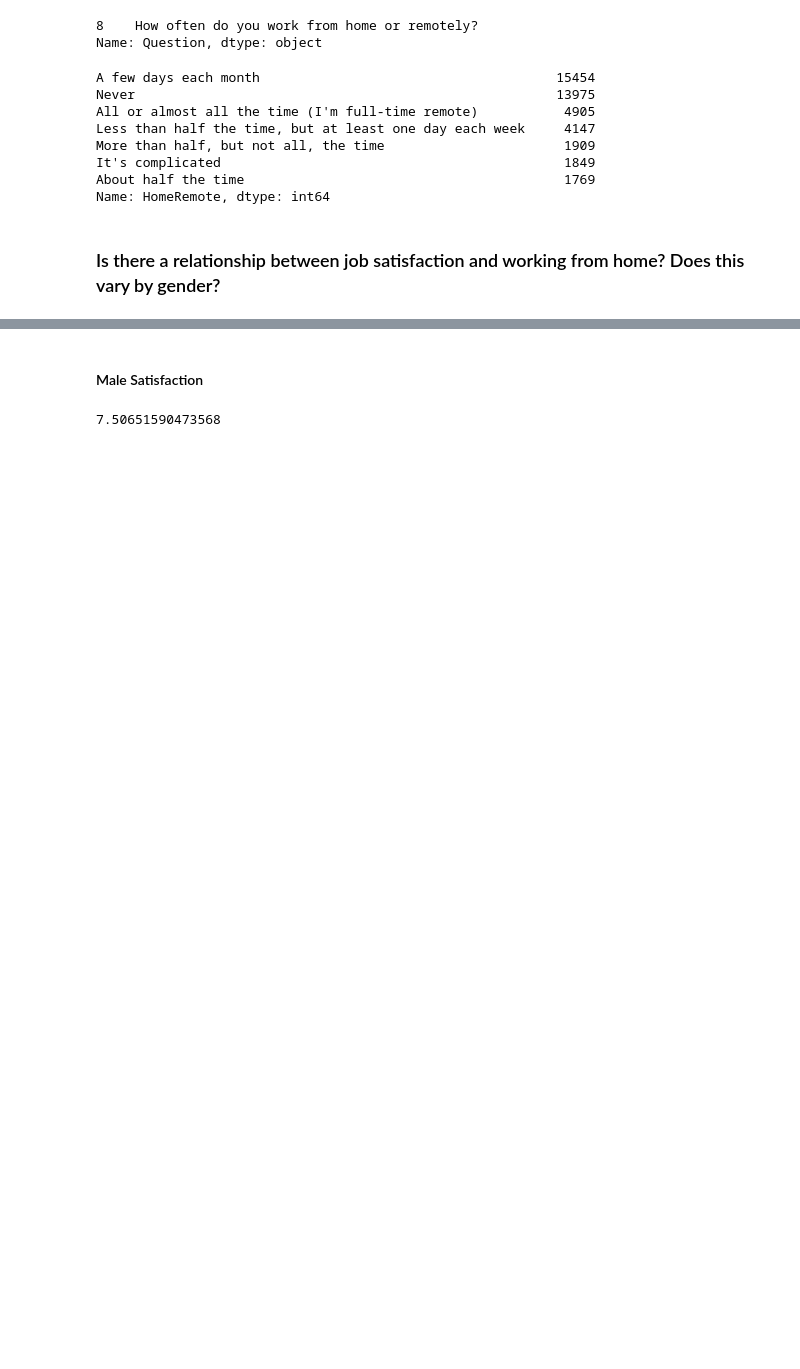
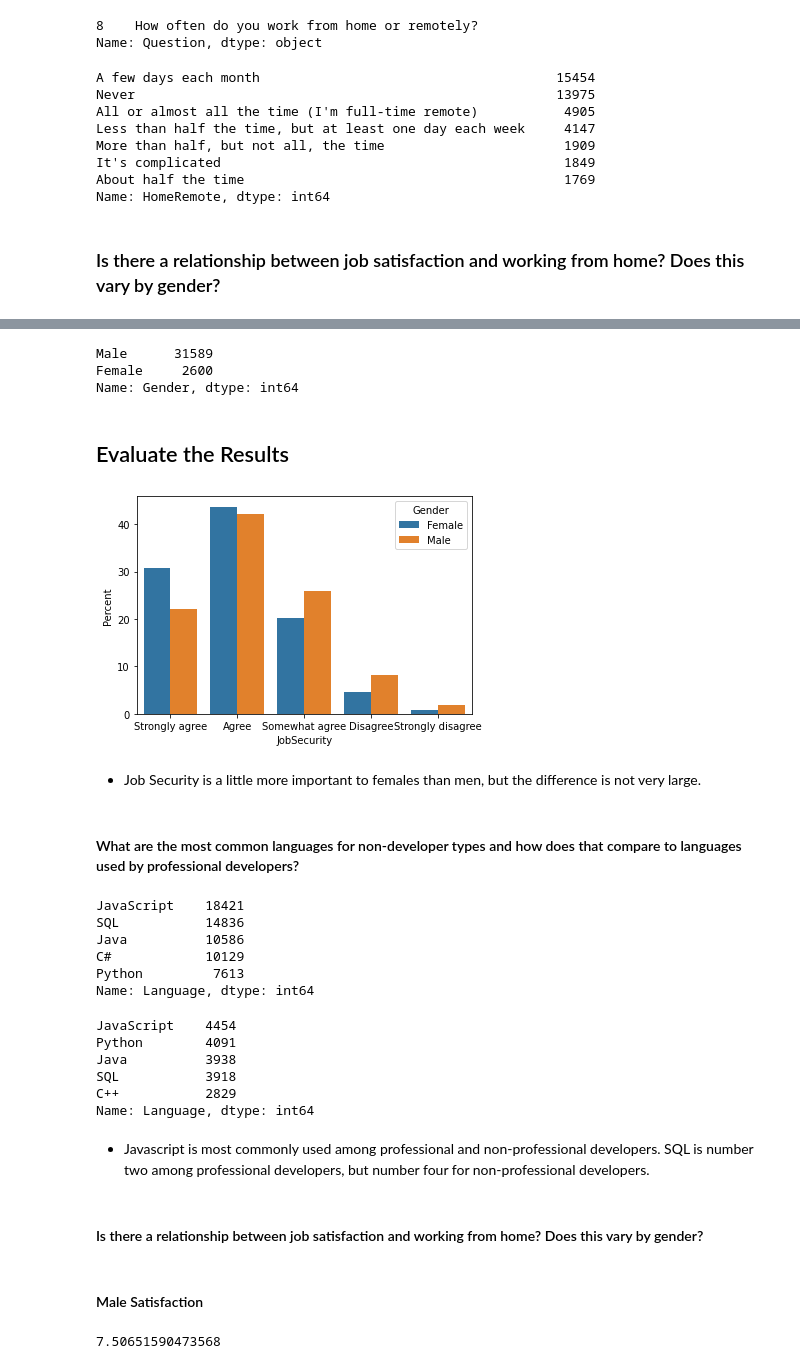
Before and after one commit to hchhatpar-home/stack-survey-project, a Jupyter notebook: stack-survey-results.ipynb, the cells around one changed output, grey strips where cells are left out. Cells and saved outputs as stored; diff of their text form; code cells hidden in the pictures; blank space fills up the shorter version.

```diff
--- a/stack-survey-results.ipynb
+++ b/stack-survey-results.ipynb
@@ -169,0 +167,25 @@ Name: HomeRemote, dtype: int64
+# %%
+# Create a index of not null values
+# create a not null index for JobSecurity columnn so that we can exclude records where JobSecurity
+#  was not provided
+not_null=pd.notnull(survey_df["JobSecurity"])
+
+# create male job security dataset
+MaleJobSecurity=survey_df[not_null].query('Gender == "Male"')[['Gender','JobSecurity']]
+# add a Count column to use for aggregate
+MaleJobSecurity['Count']=1
+# get count of males
+male_count=MaleJobSecurity.shape[0]
+MaleJobSecurity=MaleJobSecurity.groupby(['JobSecurity', 'Gender']).agg({'Count': 'sum'})
+MaleJobSecurity['Percent']=(100*MaleJobSecurity.Count)/male_count
+
+#Create job security dataset with females and then append males to it
+JobSecurity=survey_df[not_null].query('Gender == "Female"')[['Gender','JobSecurity']]
+JobSecurity['Count']=1
+female_count=JobSecurity.shape[0]
+JobSecurity=JobSecurity.groupby(['JobSecurity', 'Gender']).agg({'Count': 'sum'})
+JobSecurity['Percent']=(100*JobSecurity.Count)/female_count
+#Append male dataset
+JobSecurity=JobSecurity.append(MaleJobSecurity)
+#Reset index so that we can graph it later
+JobSecurity=JobSecurity.reset_index()
@@ -175,0 +279,7 @@ female_satisfaction=survey_df.query('Gender == "Female"').groupby('HomeRemote').
+# %%
+# View counts by gender
+survey_df.query('Gender in ("Male","Female")').Gender.value_counts()
+# %% [output]
+Male      31589
+Female     2600
+Name: Gender, dtype: int64
@@ -175,0 +294,2 @@ female_satisfaction=survey_df.query('Gender == "Female"').groupby('HomeRemote').
+# %% [markdown]
+## Evaluate the Results
@@ -176,3 +298,36 @@ female_satisfaction=survey_df.query('Gender == "Female"').groupby('HomeRemote').
+# %%
+# Plot JobSecurity
+ax = sb.barplot(x="JobSecurity", y="Percent", hue="Gender", data=JobSecurity, order=["Strongly agree","Agree","Somewhat agree","Disagree","Strongly disagree"])
+# %% [output]
+[figure, added]
+# %% [markdown]
+* Job Security is a little more important to females than men, but the difference is not very large.
+# %% [markdown]
+#### What are the most common languages for non-developer types and how does that compare to languages used by professional developers?
+# %%
+# View top5 programming languages
+prof_lang_df.Language.str.lstrip().value_counts().head(5)
+# %% [output]
+JavaScript    18421
+SQL           14836
+Java          10586
+C#            10129
+Python         7613
+Name: Language, dtype: int64
+# %%
+# View top5 programming languages
+non_prof_lang_df.Language.str.lstrip().value_counts().head(5)
+# %% [output]
+JavaScript    4454
+Python        4091
+Java          3938
+SQL           3918
+C++           2829
+Name: Language, dtype: int64
+# %% [markdown]
+* Javascript is most commonly used among professional and non-professional developers.  SQL is number two among professional developers, but number four for non-professional developers.
+# %% [markdown]
+#### Is there a relationship between job satisfaction and working from home?  Does this vary by gender?
 # %% [markdown]
 #### Male Satisfaction
 # %%
```
Also changed, not shown: parts of 38 cells of this notebook.
